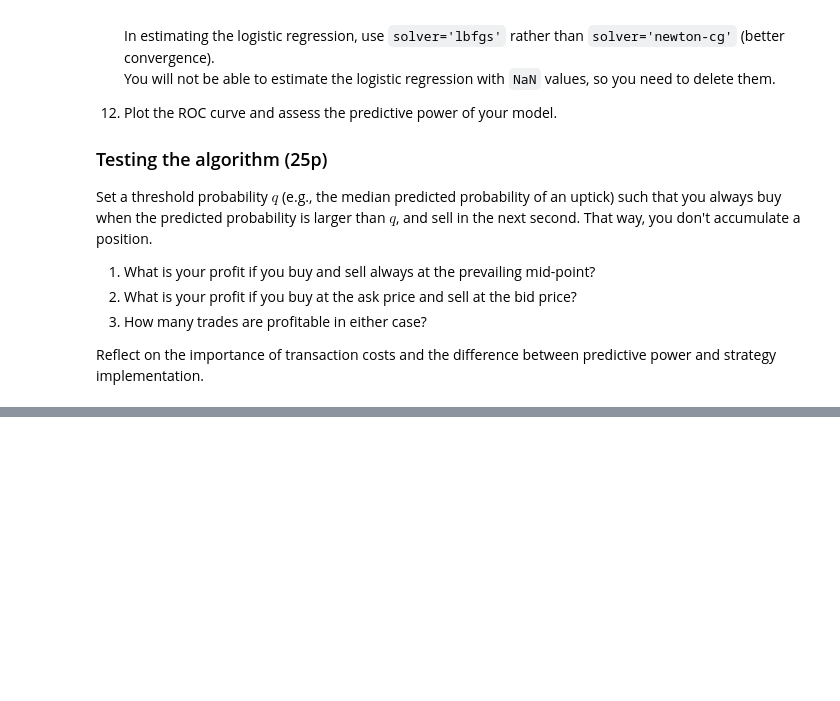
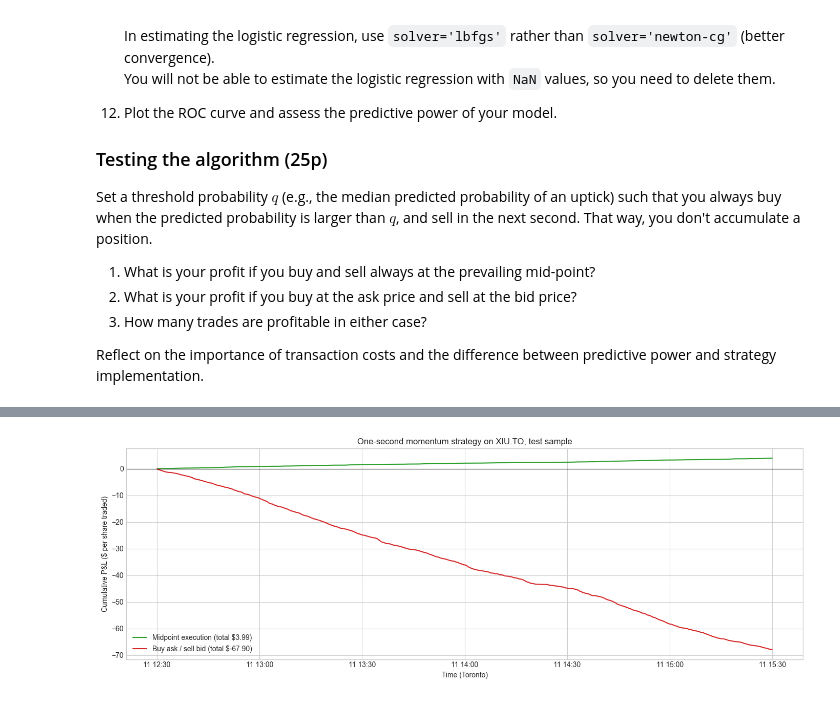
Before and after one commit to SpiroDouvis/FNCE449, a Jupyter notebook: FNCE449_DAY4/FNCE449_Day4_Assignment.ipynb, the cells around one changed output, grey strips where cells are left out. Cells and saved outputs as stored; diff of their text form; code cells hidden in the pictures; blank space fills up the shorter version.

```diff
--- a/FNCE449_DAY4/FNCE449_Day4_Assignment.ipynb
+++ b/FNCE449_DAY4/FNCE449_Day4_Assignment.ipynb
@@ -69,0 +389,23 @@ Reflect on the importance of transaction costs and the difference between predic
+# %%
+# Set the threshold and mark the seconds we trade
+strategy = test.copy()
+strategy["prob_up"] = prob_test
+
+q = np.median(prob_test)
+
+# the next second's prices, at which the position is unwound
+strategy["Midpoint_next"] = strategy["Midpoint"].shift(-1)
+strategy["Bid_next"]      = strategy["Bid Price"].shift(-1)
+strategy = strategy.iloc[:-1]        # the last second cannot be unwound
+
+strategy["signal"] = (strategy["prob_up"] > q).astype(int)
+
+trades = strategy[strategy["signal"] == 1].copy()
+trades["pnl_mid"]  = trades["Midpoint_next"] - trades["Midpoint"]      # (1) midpoint to midpoint
+trades["pnl_cost"] = trades["Bid_next"] - trades["Ask Price"]          # (2) buy the ask, sell the bid
+
+print(f"Threshold q (median predicted probability): {q:.4f}")
+print(f"Seconds evaluated : {len(strategy):,}")
+print(f"Trades taken      : {len(trades):,}  ({len(trades)/len(strategy):.1%} of seconds)")
+print(f"Realised uptick rate on traded seconds  : {trades['Tick'].mean():.2%}")
+print(f"Realised uptick rate on skipped seconds : {strategy.loc[strategy['signal'] == 0, 'Tick'].mean():.2%}")
@@ -69,0 +456,18 @@ Reflect on the importance of transaction costs and the difference between predic
+# %%
+# Cumulative P&L of the strategy under both conventions
+fig, ax = plt.subplots(figsize=(14, 5))
+
+ax.plot(trades.index, trades["pnl_mid"].cumsum(), color="tab:green", lw=1.5,
+        label=f"Midpoint execution (total ${trades['pnl_mid'].sum():,.2f})")
+ax.plot(trades.index, trades["pnl_cost"].cumsum(), color="tab:red", lw=1.5,
+        label=f"Buy ask / sell bid (total ${trades['pnl_cost'].sum():,.2f})")
+ax.axhline(0, color="black", lw=0.8)
+ax.set_xlabel("Time (Toronto)")
+ax.set_ylabel("Cumulative P&L ($ per share traded)")
+ax.set_title("One-second momentum strategy on XIU.TO, test sample")
+ax.legend(loc="lower left")
+
+plt.tight_layout()
+plt.show()
+# %% [output]
+[figure, added]
```
Also changed, not shown: parts of 23 cells of this notebook, 2 other files.
